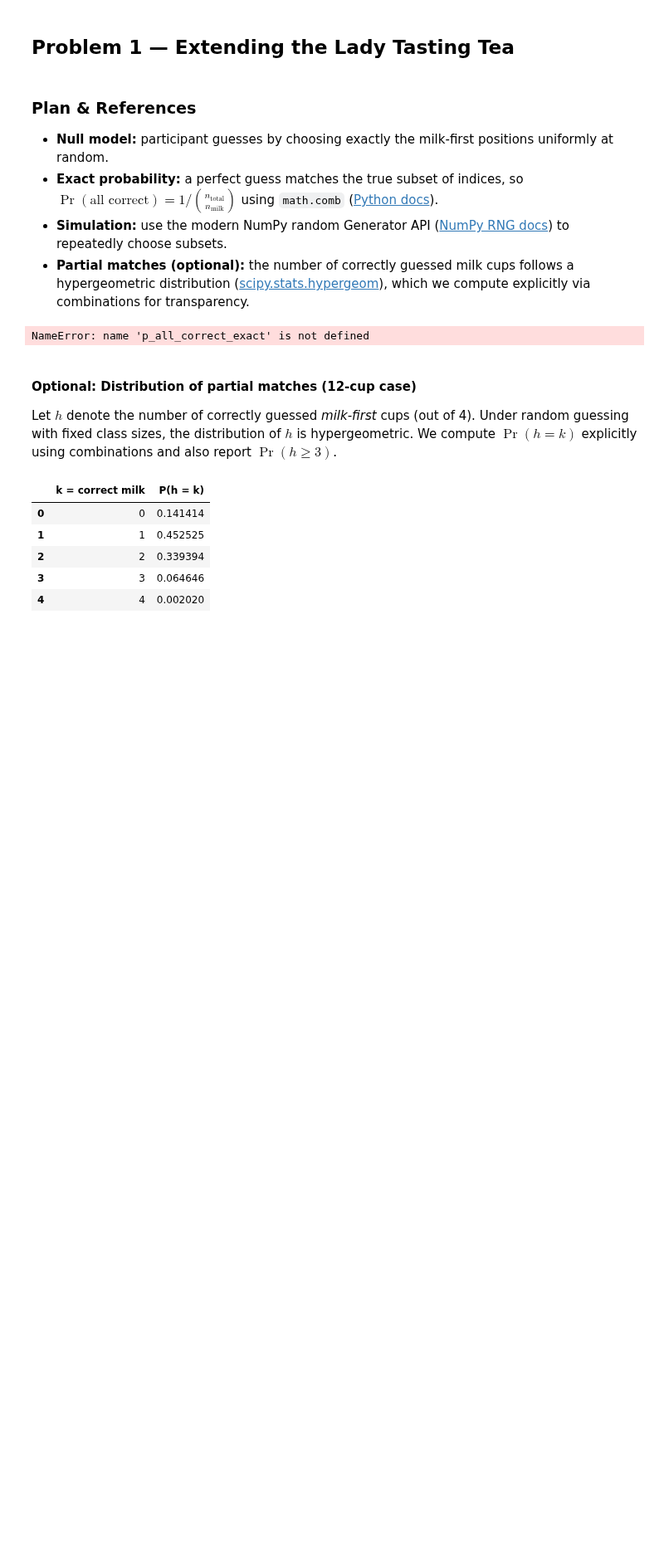
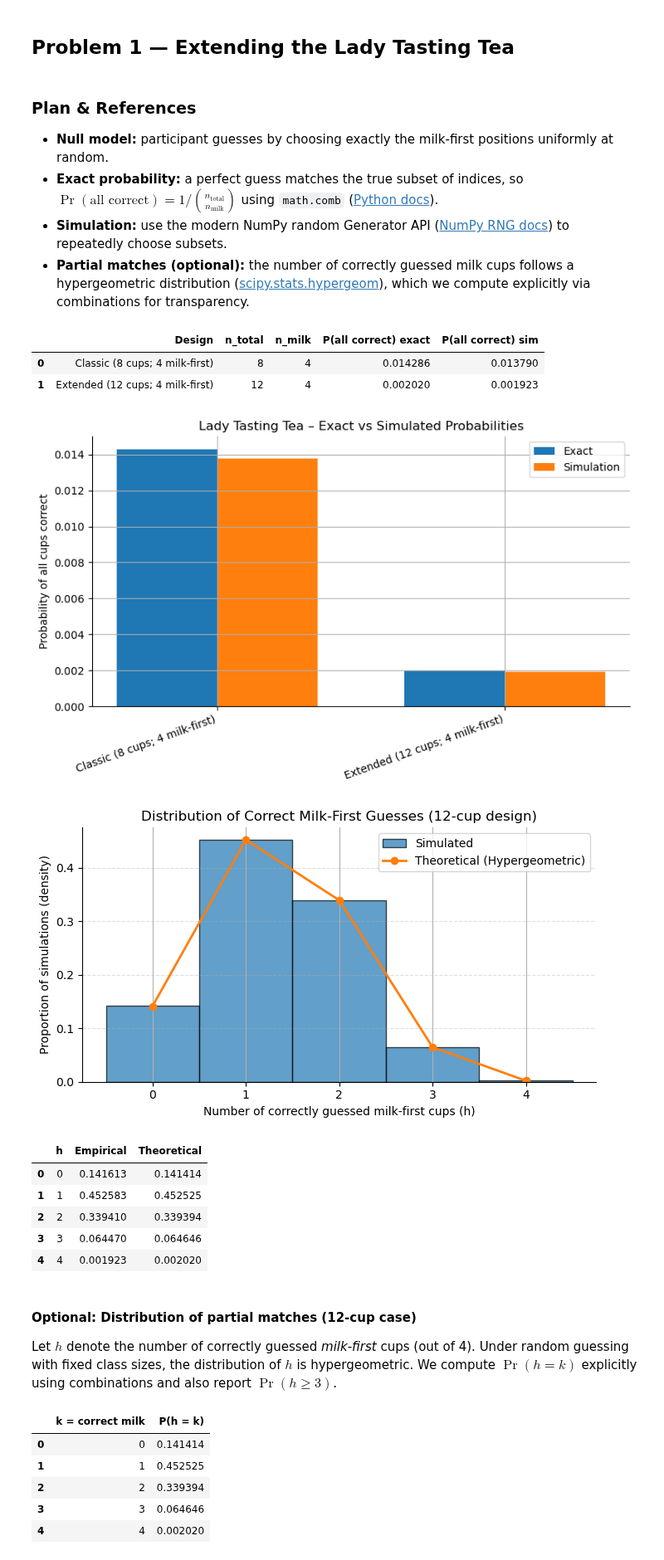
Before and after one commit to hugcamrom/applied-statistics, a Jupyter notebook: problems.ipynb, the cells around one changed output. Shown at 83% size. Cells and saved outputs as stored; diff of their text form; code cells hidden in the pictures; blank space fills up the shorter version.

Commit message:
histogram and theorical overlay for 12 cup case

```diff
--- a/problems.ipynb
+++ b/problems.ipynb
@@ -68,6 +68,7 @@ Environment initialised. numpy=1.26.4, pandas=2.3.2
 # - Hypergeometric (scipy): https://docs.scipy.org/doc/scipy/reference/generated/scipy.stats.hypergeom.html
 
 import math
+from math import comb
 from random import seed
 import numpy as np
 import pandas as pd
@@ -75,6 +76,14 @@ import pandas as pd
 # Use a fixed seed for reproducibility (assessment requirement)
 SEED = 42
 rng = np.random.default_rng(SEED)
+
+def p_all_correct_exact(n_total: int, n_milk: int) -> float:
+    """
+    Exact probability of a perfect identification under random guessing.
+    Rationale: the guess is a uniformly random subset of size n_milk.
+    There is exactly 1 correct subset out of C(n_total, n_milk) possibilities.
+    """ # Use math.comb for combinations
+    return 1.0 / math.comb(n_total, n_milk)
 
 def sim_lady_tasting(n_total: int, n_milk: int, trials: int = 300_000, seed: int = SEED):
     """
@@ -99,6 +108,7 @@ def sim_lady_tasting(n_total: int, n_milk: int, trials: int = 300_000, seed: int
             hits_all_correct += 1
 
     return hits_all_correct / trials, overlap_counts
+
 
 designs = [
     {"label": "Classic (8 cups; 4 milk-first)",  "n_total": 8,  "n_milk": 4},
@@ -131,34 +141,76 @@ display(results_df.style.format({
 
 
 # --- Bar chart comparing exact vs simulated probabilities ---
 
 # X positions for each design
 x = np.arange(len(results_df))      # [0, 1, ...]
 width = 0.35                        # width of the bars
 
 fig, ax = plt.subplots(figsize=(8, 5))
 
 # Bars for exact and simulated probabilities
 ax.bar(x - width/2, results_df["P(all correct) exact"],
        width, label="Exact")
 ax.bar(x + width/2, results_df["P(all correct) sim"],
        width, label="Simulation")
 
 # X-axis labels and title
 ax.set_xticks(x)
 ax.set_xticklabels(results_df["Design"], rotation=20, ha="right")
 ax.set_ylabel("Probability of all cups correct")
 ax.set_title("Lady Tasting Tea – Exact vs Simulated Probabilities")
 
 ax.legend()
 fig.tight_layout()
 plt.show()
 
+
+# --- Optional enhancement: Distribution of partial matches (12-cup case) ---
+
+label_12 = "Extended (12 cups; 4 milk-first)"
+overlap_counts = overlaps_by_design[label_12]
+
+N, K, n = 12, 4, 4
+k_vals = np.arange(0, n + 1)
+pmf = np.array([comb(K, k) * comb(N - K, n - k) / comb(N, n) for k in k_vals])
+
+fig, ax = plt.subplots(figsize=(7, 4))
+
+bins = np.arange(-0.5, n + 1.5, 1)
+ax.hist(overlap_counts, bins=bins, density=True, alpha=0.7, edgecolor="black", label="Simulated")
+ax.plot(k_vals, pmf, marker="o", linewidth=2, label="Theoretical (Hypergeometric)")
+
+ax.set_title("Distribution of Correct Milk-First Guesses (12-cup design)")
+ax.set_xlabel("Number of correctly guessed milk-first cups (h)")
+ax.set_ylabel("Proportion of simulations (density)")
+ax.set_xticks(k_vals)
+ax.grid(True, axis="y", linestyle="--", alpha=0.4)
+ax.legend()
+
+plt.tight_layout()
+plt.show()
+
+
+# (Optional) Show a small comparison table too
+empirical = np.array([(overlap_counts == k).mean() for k in k_vals])
+compare_df = pd.DataFrame({"h": k_vals, "Empirical": empirical, "Theoretical": pmf})
+display(compare_df.style.format({"Empirical": "{:.6f}", "Theoretical": "{:.6f}"}))
+
 # The results show that the exact and simulated probabilities are very close,
 # confirming the accuracy of both methods. The extended design has a lower
 # probability of perfect identification, indicating a more challenging test.
 # %% [output]
-NameError: name 'p_all_correct_exact' is not defined
+|  | Design | n_total | n_milk | P(all correct) exact | P(all correct) sim |
+| 0 | Classic (8 cups; 4 milk-first) | 8 | 4 | 0.014286 | 0.013790 |
+| 1 | Extended (12 cups; 4 milk-first) | 12 | 4 | 0.002020 | 0.001923 |
+[figure, added]
+[figure, added]
+|  | h | Empirical | Theoretical |
+| 0 | 0 | 0.141613 | 0.141414 |
+| 1 | 1 | 0.452583 | 0.452525 |
+| 2 | 2 | 0.339410 | 0.339394 |
+| 3 | 3 | 0.064470 | 0.064646 |
+| 4 | 4 | 0.001923 | 0.002020 |
 # %% [markdown]
 #### Optional: Distribution of partial matches (12-cup case)
 
```
